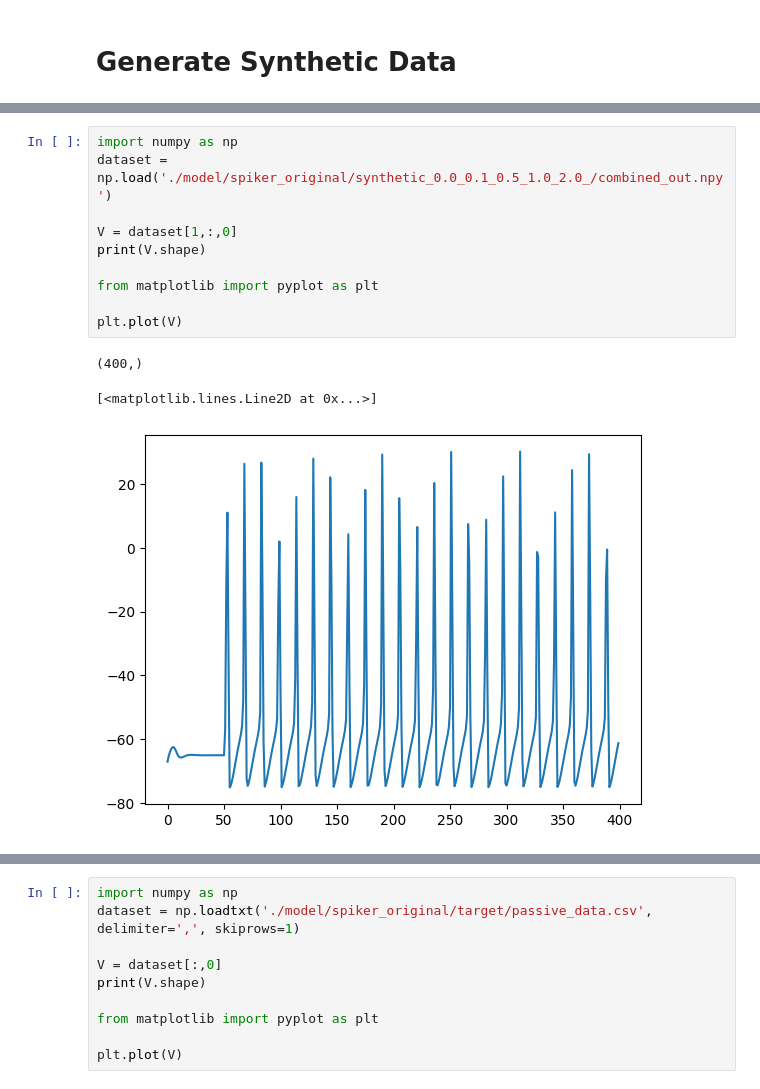
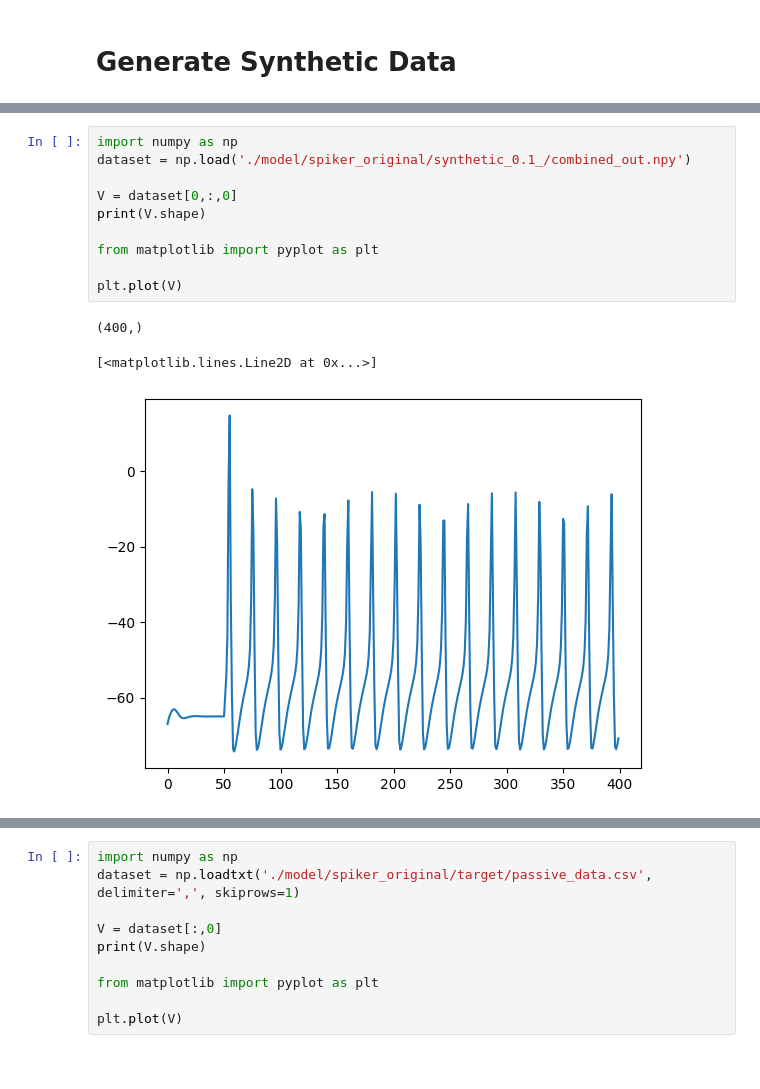
Before and after one commit to V-Marco/ACT, a Jupyter notebook: spiker_orig.ipynb, the cells around one changed output, grey strips where cells are left out. Saved outputs shown, nothing was run; the diff lists cells and outputs as text.

Commit message:
Debugging segregated spiker pipeline. Found that predicting Cm analytically is not working.

```diff
--- a/spiker_orig.ipynb
+++ b/spiker_orig.ipynb
@@ -57,17 +50,17 @@ Mechanisms in section 'Simple_Spiker_orig[0].soma[0]':
 # %%
 import numpy as np
-dataset = np.load('./model/spiker_original/synthetic_0.0_0.1_0.5_1.0_2.0_/combined_out.npy')
+dataset = np.load('./model/spiker_original/synthetic_0.1_/combined_out.npy')
 
-V = dataset[1,:,0]
+V = dataset[0,:,0]
 print(V.shape)
 
 from matplotlib import pyplot as plt
 
 plt.plot(V)
 # %% [output]
 (400,)
 [<matplotlib.lines.Line2D at 0x...>]
-[figure, old version]
+[figure, new version]
 # %%
 sg_passive = SyntheticGenerator(
     ModuleParameters(
```
Also changed, not shown: parts of 7 cells of this notebook, 6 other files.
